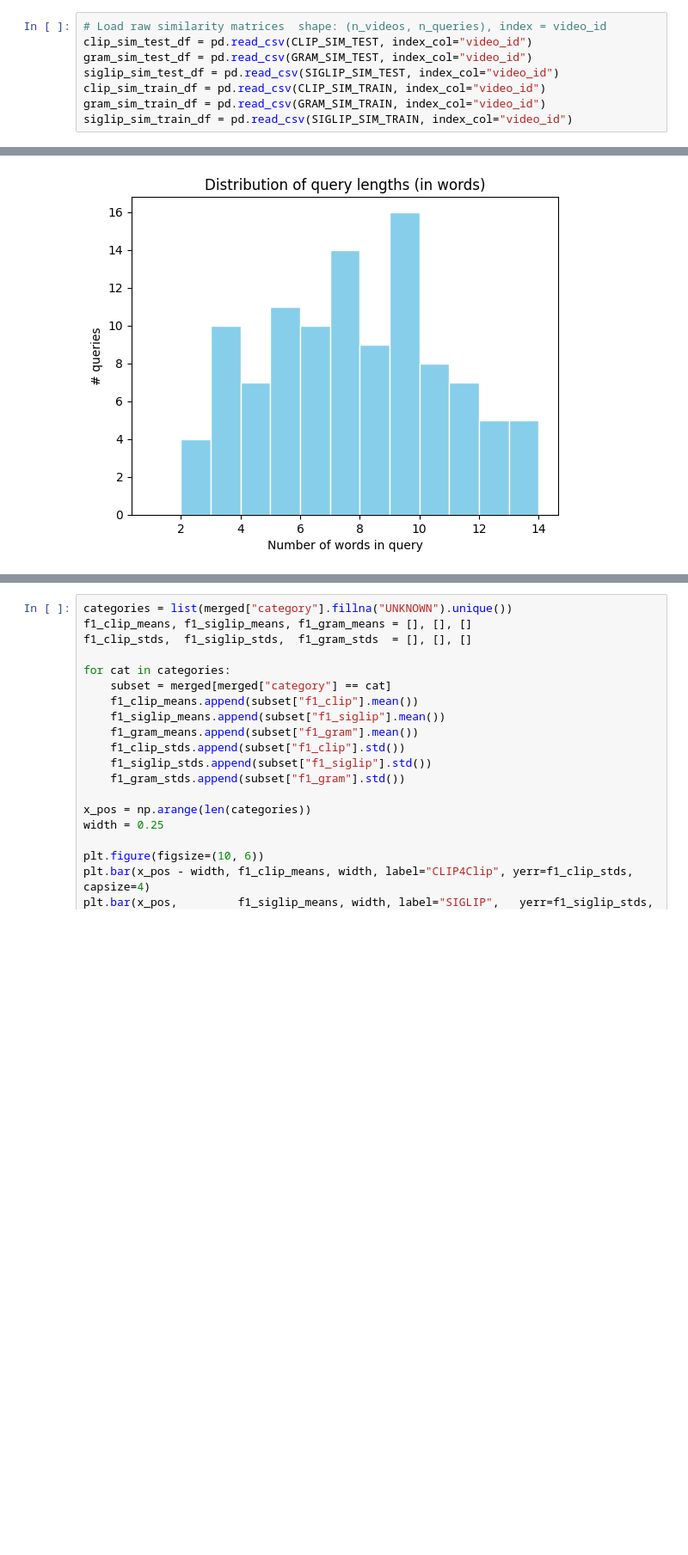
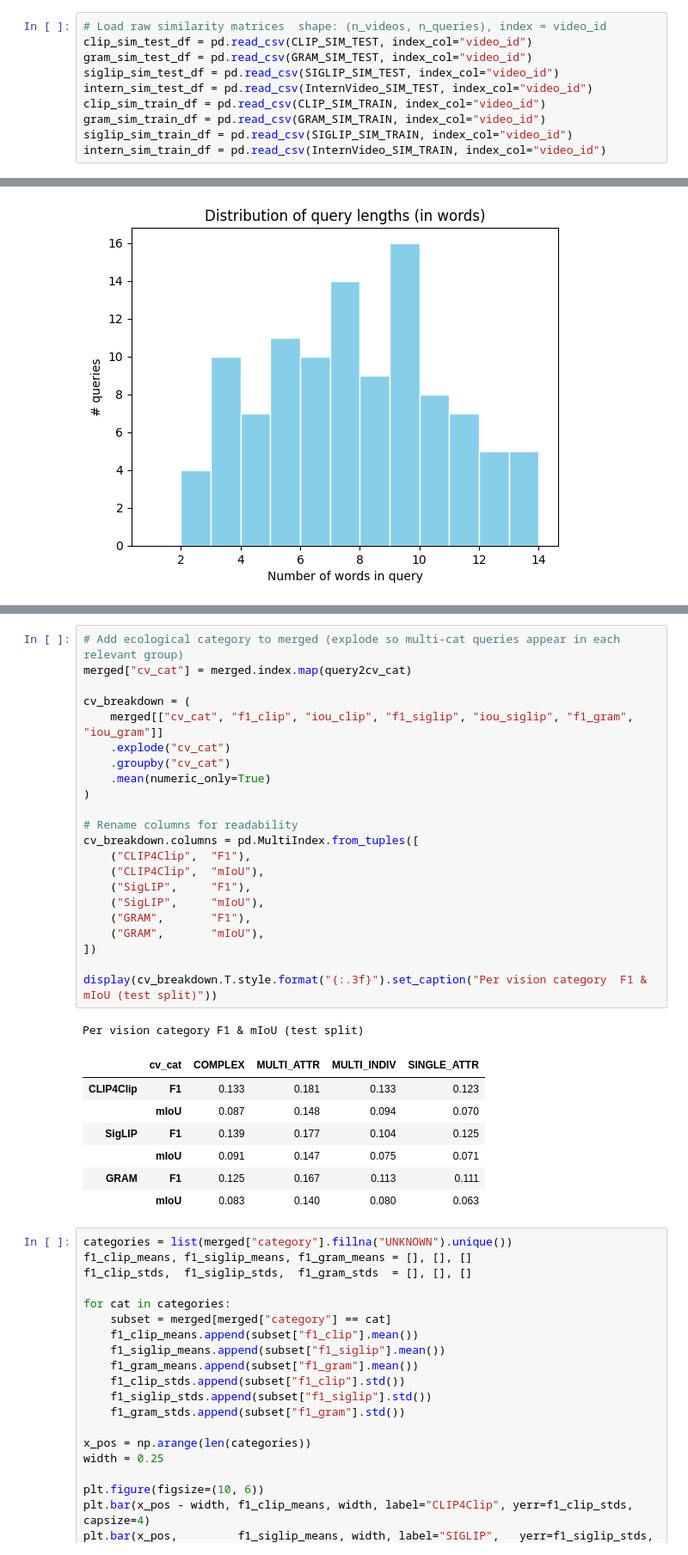
Before and after one commit to eceo-epfl/prompting-mammalps, a Jupyter notebook: evaluation/SOTA.ipynb, the cells around one changed output, grey strips where cells are left out. Shown at 86% size. Saved outputs shown, nothing was run; the diff lists cells and outputs as text; blank space fills up the shorter version.

```diff
--- a/evaluation/SOTA.ipynb
+++ b/evaluation/SOTA.ipynb
@@ -48,9 +51,11 @@ The autoreload extension is already loaded. To reload it, use:
 clip_sim_test_df = pd.read_csv(CLIP_SIM_TEST, index_col="video_id")
 gram_sim_test_df = pd.read_csv(GRAM_SIM_TEST, index_col="video_id")
 siglip_sim_test_df = pd.read_csv(SIGLIP_SIM_TEST, index_col="video_id")
+intern_sim_test_df = pd.read_csv(InternVideo_SIM_TEST, index_col="video_id")
 clip_sim_train_df = pd.read_csv(CLIP_SIM_TRAIN, index_col="video_id")
 gram_sim_train_df = pd.read_csv(GRAM_SIM_TRAIN, index_col="video_id")
 siglip_sim_train_df = pd.read_csv(SIGLIP_SIM_TRAIN, index_col="video_id")
+intern_sim_train_df = pd.read_csv(InternVideo_SIM_TRAIN, index_col="video_id")
 # %% [markdown]
 ## Load Ground Truth and Per-Query Thresholds
 # %%
@@ -685,3 +614,34 @@ merged_short.groupby("category").mean(numeric_only=True)
+# %%
+# Add ecological category to merged (explode so multi-cat queries appear in each relevant group)
+merged["cv_cat"] = merged.index.map(query2cv_cat)
+
+cv_breakdown = (
+    merged[["cv_cat", "f1_clip", "iou_clip", "f1_siglip", "iou_siglip", "f1_gram", "iou_gram"]]
+    .explode("cv_cat")
+    .groupby("cv_cat")
+    .mean(numeric_only=True)
+)
+
+# Rename columns for readability
+cv_breakdown.columns = pd.MultiIndex.from_tuples([
+    ("CLIP4Clip",  "F1"),
+    ("CLIP4Clip",  "mIoU"),
+    ("SigLIP",     "F1"),
+    ("SigLIP",     "mIoU"),
+    ("GRAM",       "F1"),
+    ("GRAM",       "mIoU"),
+])
+
+display(cv_breakdown.T.style.format("{:.3f}").set_caption("Per vision category  F1 & mIoU (test split)"))
+# %% [output]
+Per vision category F1 & mIoU (test split)
+|  | cv_cat | COMPLEX | MULTI_ATTR | MULTI_INDIV | SINGLE_ATTR |
+| CLIP4Clip | F1 | 0.133 | 0.181 | 0.133 | 0.123 |
+|  | mIoU | 0.087 | 0.148 | 0.094 | 0.070 |
+| SigLIP | F1 | 0.139 | 0.177 | 0.104 | 0.125 |
+|  | mIoU | 0.091 | 0.147 | 0.075 | 0.071 |
+| GRAM | F1 | 0.125 | 0.167 | 0.113 | 0.111 |
+|  | mIoU | 0.083 | 0.140 | 0.080 | 0.063 |
 # %%
 categories = list(merged["category"].fillna("UNKNOWN").unique())
 f1_clip_means, f1_siglip_means, f1_gram_means = [], [], []
```
Also changed, not shown: parts of 33 cells of this notebook, 2 other files.
